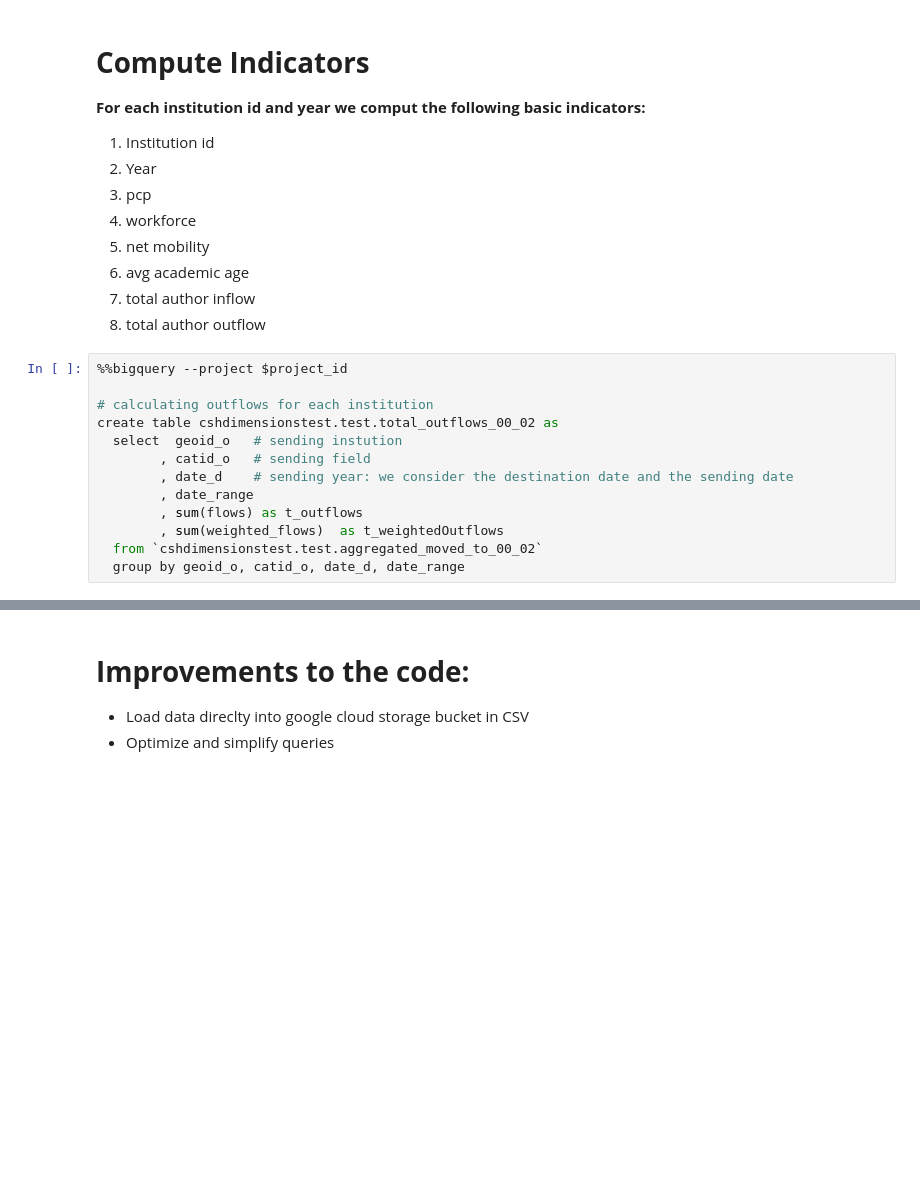
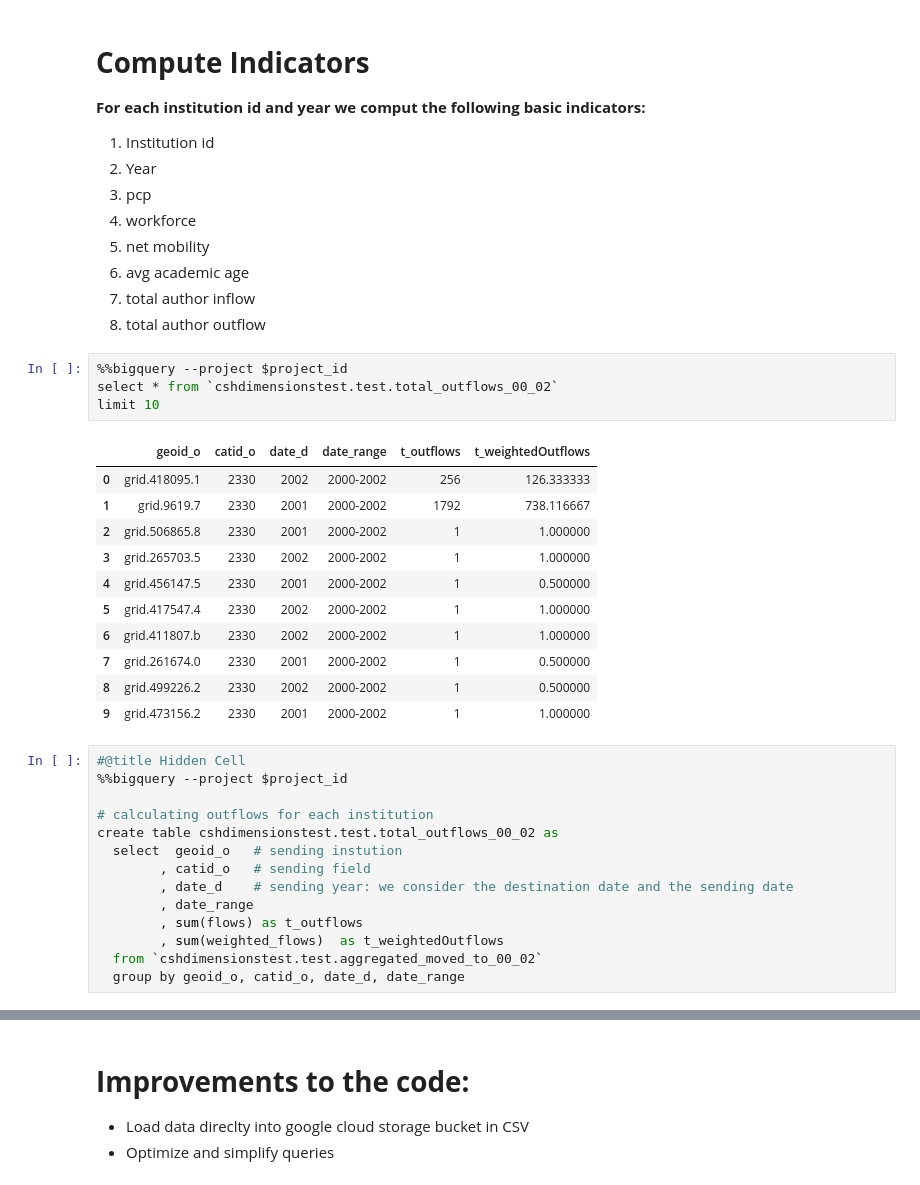
Before and after one commit to complexity-science-hub/SciFlows, a Jupyter notebook: Flows_test_2000_2002_FOR.ipynb, the cells around one changed output, grey strips where cells are left out. Saved outputs shown, nothing was run; the diff lists cells and outputs as text; blank space fills up the shorter version.

```diff
--- a/Flows_test_2000_2002_FOR.ipynb
+++ b/Flows_test_2000_2002_FOR.ipynb
@@ -475,7 +504,24 @@ Mounted at /content/gdrive
 6. avg academic age
 7. total author inflow
 8. total author outflow
+# %%
+%%bigquery --project $project_id
+select * from `cshdimensionstest.test.total_outflows_00_02`
+limit 10
+# %% [output]
+|  | geoid_o | catid_o | date_d | date_range | t_outflows | t_weightedOutflows |
+| 0 | grid.418095.1 | 2330 | 2002 | 2000-2002 | 256 | 126.333333 |
+| 1 | grid.9619.7 | 2330 | 2001 | 2000-2002 | 1792 | 738.116667 |
+| 2 | grid.506865.8 | 2330 | 2001 | 2000-2002 | 1 | 1.000000 |
+| 3 | grid.265703.5 | 2330 | 2002 | 2000-2002 | 1 | 1.000000 |
+| 4 | grid.456147.5 | 2330 | 2001 | 2000-2002 | 1 | 0.500000 |
+| 5 | grid.417547.4 | 2330 | 2002 | 2000-2002 | 1 | 1.000000 |
+| 6 | grid.411807.b | 2330 | 2002 | 2000-2002 | 1 | 1.000000 |
+| 7 | grid.261674.0 | 2330 | 2001 | 2000-2002 | 1 | 0.500000 |
+| 8 | grid.499226.2 | 2330 | 2002 | 2000-2002 | 1 | 0.500000 |
+| 9 | grid.473156.2 | 2330 | 2001 | 2000-2002 | 1 | 1.000000 |
 # %%
+#@title Hidden Cell
 %%bigquery --project $project_id
 
 # calculating outflows for each institution
```
Also changed, not shown: parts of 16 cells of this notebook.
